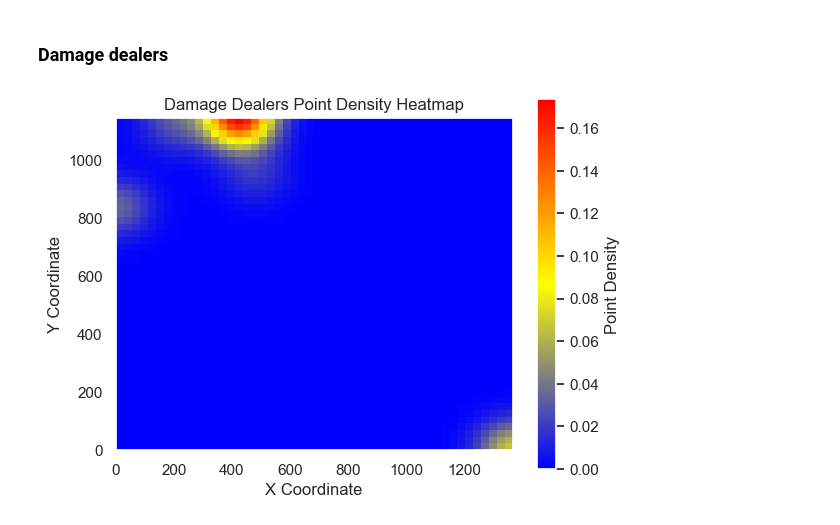
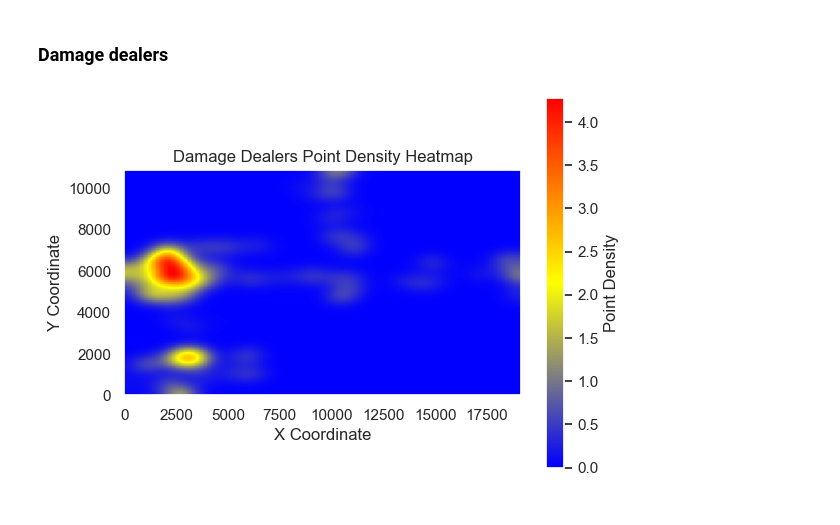
Before and after one commit to JediKnightChan/ECRTools, a Jupyter notebook: ecr-analytics/example/rawdata-analyzer.ipynb, the cells around one changed output. Saved outputs shown, nothing was run; the diff lists cells and outputs as text; code cells hidden in the pictures.

```diff
--- a/ecr-analytics/example/rawdata-analyzer.ipynb
+++ b/ecr-analytics/example/rawdata-analyzer.ipynb
@@ -9,7 +9,7 @@ import json
 sns.set_context("notebook")
 sns.set_style("dark")
 # %%
-with open("example-received-data.json", "rb") as f:
+with open("example-real-data.json", "rb") as f:
     old_raw_data = json.load(f)
 # %% [markdown]
 ## Loading raw data from analytics system
@@ -213,24 +256,24 @@ y_points = list(damage_df["ic_y"])
 # %%
 from matplotlib.colors import LinearSegmentedColormap
 
 # Create a 2D histogram to represent point density
-heatmap, xedges, yedges = np.histogram2d(x_points, y_points, bins=50)
+heatmap, xedges, yedges = np.histogram2d(x_points, y_points, bins=100)
 
 # Smooth the heatmap using Gaussian convolution
 from scipy.ndimage import gaussian_filter
 heatmap = gaussian_filter(heatmap, sigma=3)
 
 # Define a custom colormap (blue, yellow, red)
 colors = [(0, 'blue'), (0.5, 'yellow'), (1, 'red')]
 custom_cmap = LinearSegmentedColormap.from_list('custom', colors)
 
 # Create the heatmap plot
 plt.imshow(heatmap.T, origin='lower', extent=[0, xedges.max(), 0, yedges.max()], cmap=custom_cmap)
 plt.colorbar(label='Point Density')  # Add a colorbar for reference
 plt.xlabel('X Coordinate')
 plt.ylabel('Y Coordinate')
 plt.title('Damage Dealers Point Density Heatmap')
 
 plt.show()
 # %% [output]
-[figure, old version]
+[figure, new version]
```
Also changed, not shown: parts of 16 cells of this notebook, 2 other files.
